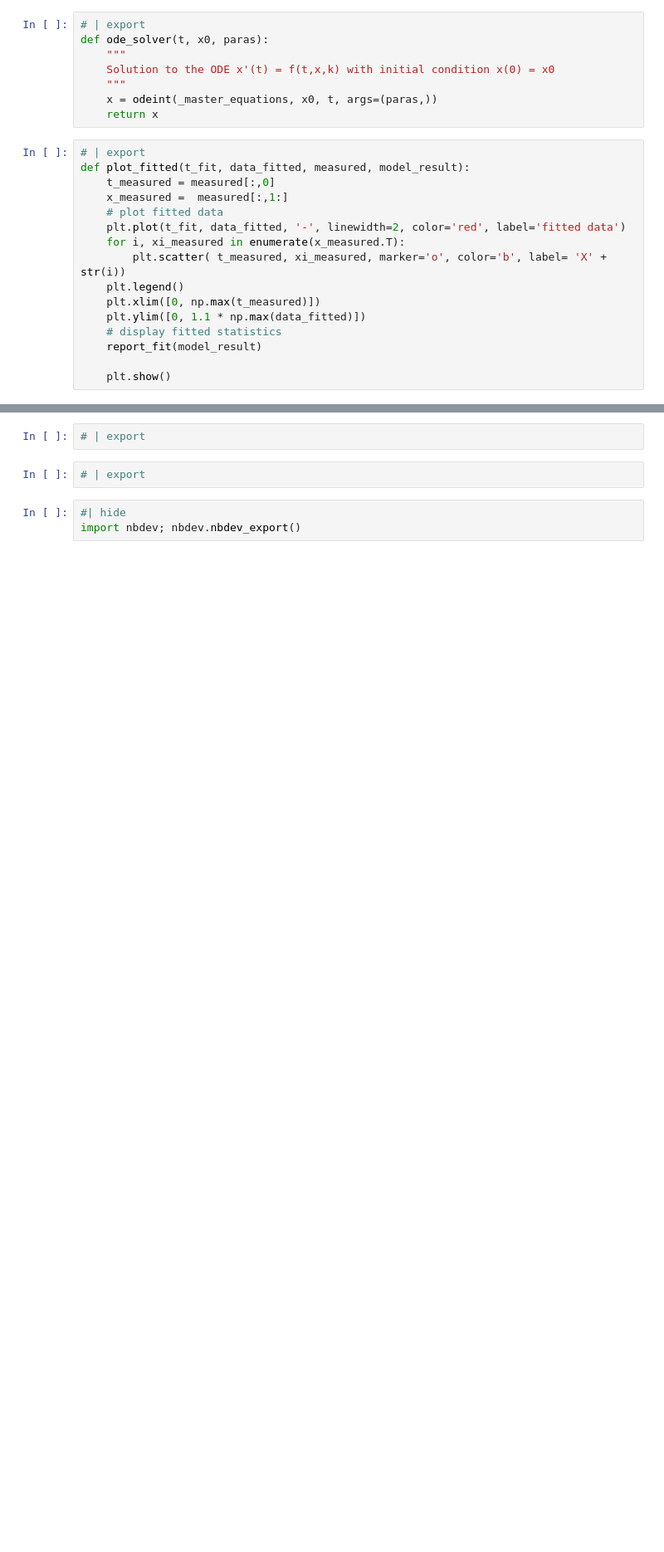
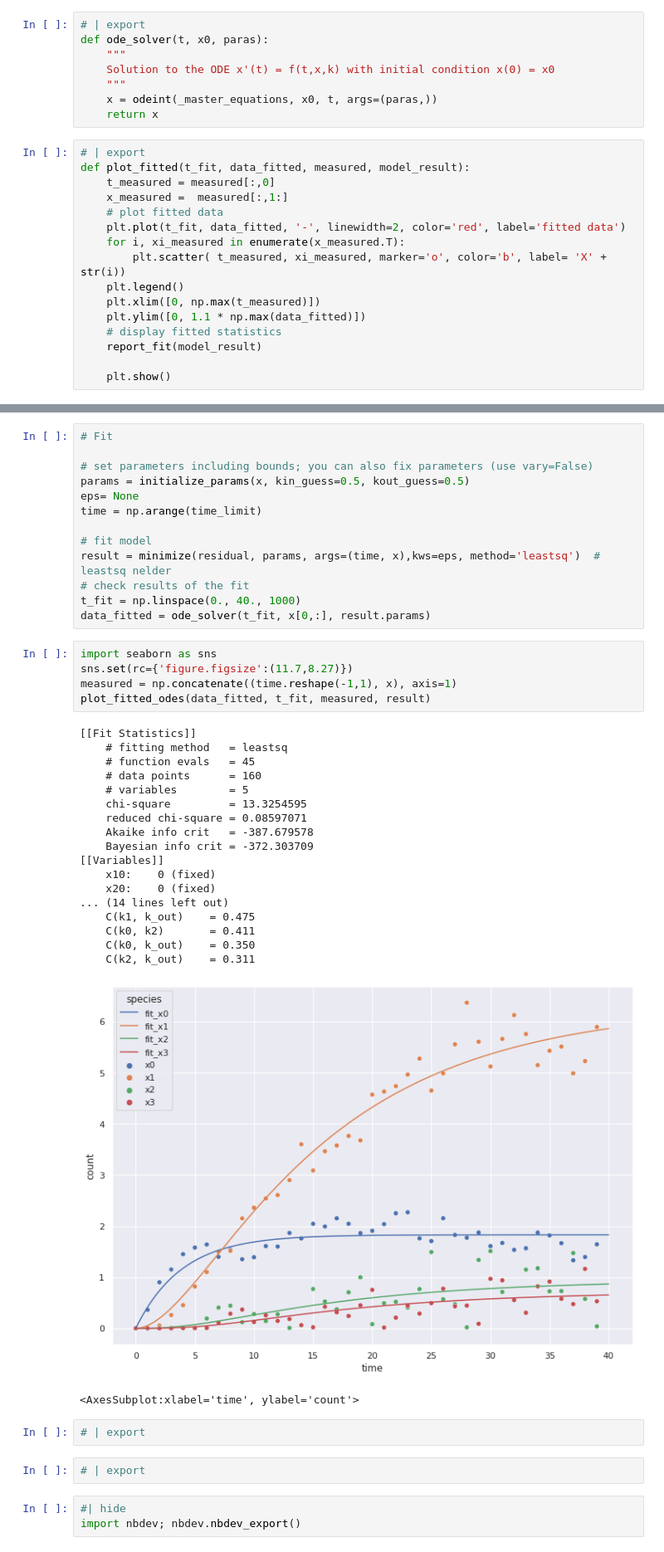
Before and after one commit to eugimarine/digestion_rates, a Jupyter notebook: 04_ODEmodel.ipynb, the cells around one changed output, grey strips where cells are left out. Shown: that part at 83% size. Drawn from its saved outputs; the diff is of its cells as text; blank space fills up the shorter version.

```diff
--- a/04_ODEmodel.ipynb
+++ b/04_ODEmodel.ipynb
@@ -180,3 +376,41 @@ sns.scatterplot(data=df_x, x='time', y='count', hue='species')
+# %%
+# Fit
+
+# set parameters including bounds; you can also fix parameters (use vary=False)
+params = initialize_params(x, kin_guess=0.5, kout_guess=0.5)
+eps= None
+time = np.arange(time_limit)
+
+# fit model
+result = minimize(residual, params, args=(time, x),kws=eps, method='leastsq')  # leastsq nelder
+# check results of the fit
+t_fit = np.linspace(0., 40., 1000)
+data_fitted = ode_solver(t_fit, x[0,:], result.params)
+# %%
+import seaborn as sns
+sns.set(rc={'figure.figsize':(11.7,8.27)})
+measured = np.concatenate((time.reshape(-1,1), x), axis=1)
+plot_fitted_odes(data_fitted, t_fit, measured, result)
+# %% [output]
+[[Fit Statistics]]
+    # fitting method   = leastsq
+    # function evals   = 45
+    # data points      = 160
+    # variables        = 5
+    chi-square         = 13.3254595
+    reduced chi-square = 0.08597071
+    Akaike info crit   = -387.679578
+    Bayesian info crit = -372.303709
+[[Variables]]
+    x10:    0 (fixed)
+    x20:    0 (fixed)
+... (14 lines left out)
+    C(k1, k_out)    = 0.475
+    C(k0, k2)       = 0.411
+    C(k0, k_out)    = 0.350
+    C(k2, k_out)    = 0.311
+[figure, added]
+<AxesSubplot:xlabel='time', ylabel='count'>
 # %%
 # | export
 # %%
```
Also changed, not shown: parts of 33 cells of this notebook, 2 other files.
